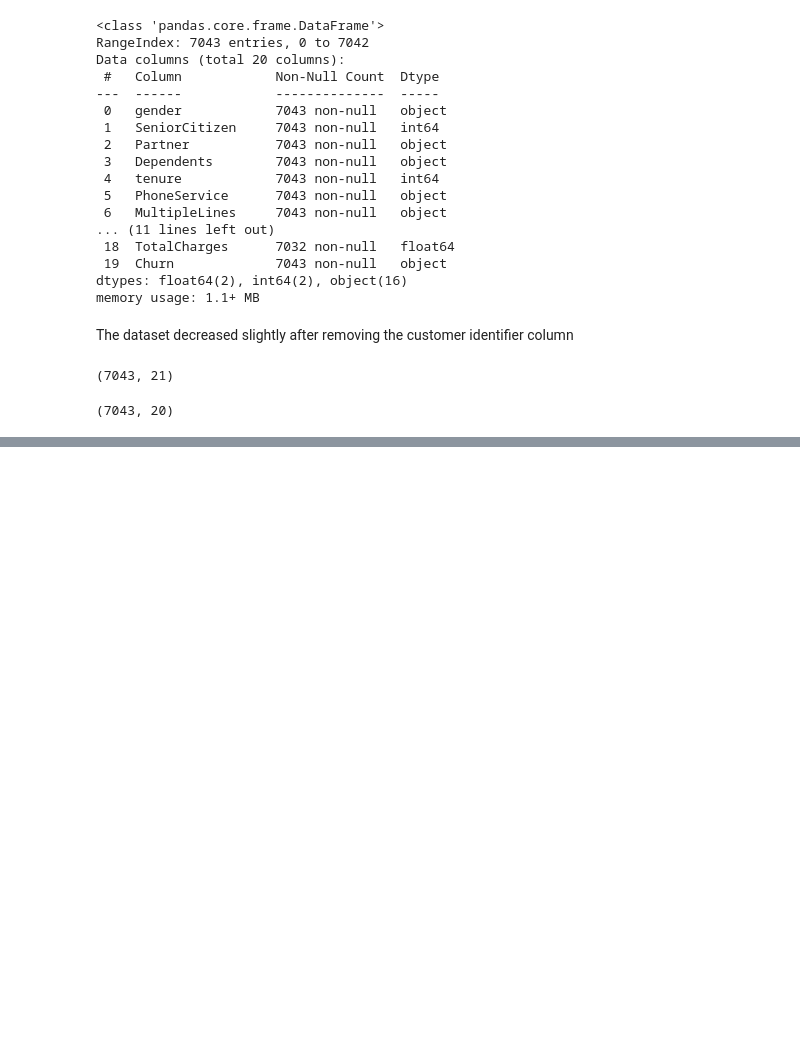
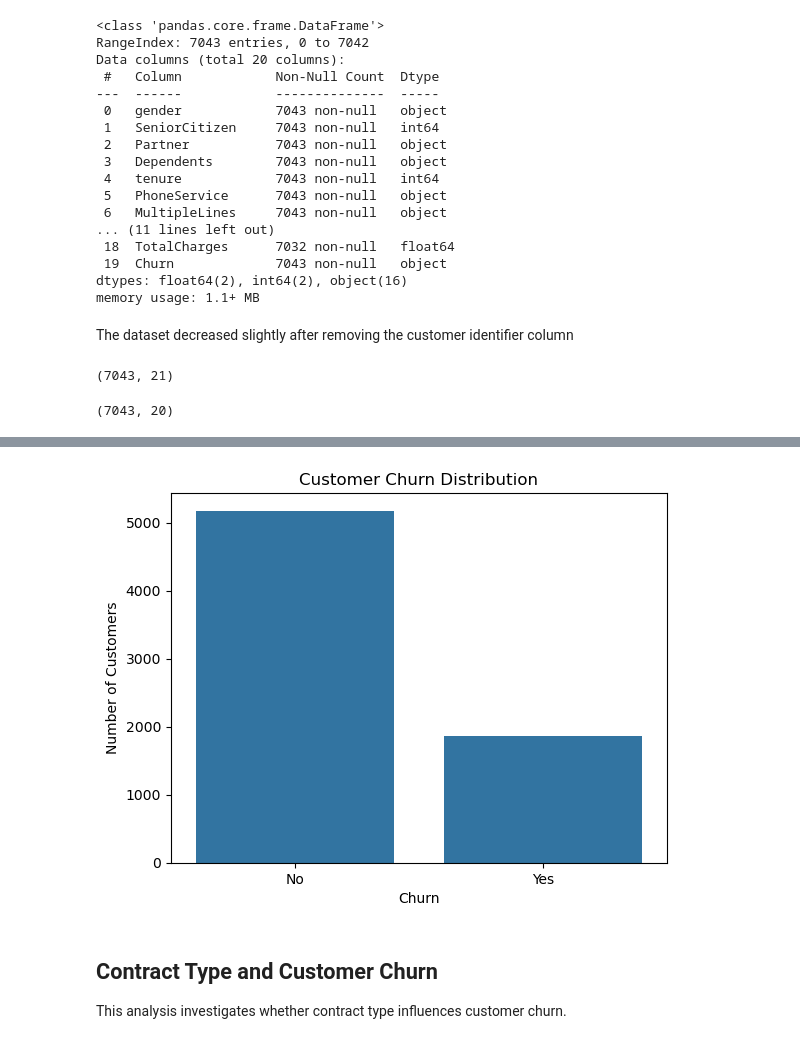
Before and after one commit to Moyo3011/customer-churn-prediction, a Jupyter notebook: customer_churn_analysis.ipynb, the cells around one changed output, grey strips where cells are left out. Drawn from its saved outputs; the diff is of its cells as text; code cells hidden in the pictures; blank space fills up the shorter version.

Commit message:
Add files via upload
Complete data cleaning and exploratory data analysis

```diff
--- a/customer_churn_analysis.ipynb
+++ b/customer_churn_analysis.ipynb
@@ -208,0 +233,15 @@ df_clean.to_csv("../data/cleaned_customer_churn.csv", index=False)
+# %%
+sns.countplot(data=df_clean, x="Churn")
+
+plt.title("Customer Churn Distribution")
+plt.xlabel("Churn")
+plt.ylabel("Number of Customers")
+
+plt.show()
+#raph for clarity
+# %% [output]
+[figure, added]
+# %% [markdown]
+## Contract Type and Customer Churn
+
+This analysis investigates whether contract type influences customer churn.
```
Also changed, not shown: parts of 23 cells of this notebook.
